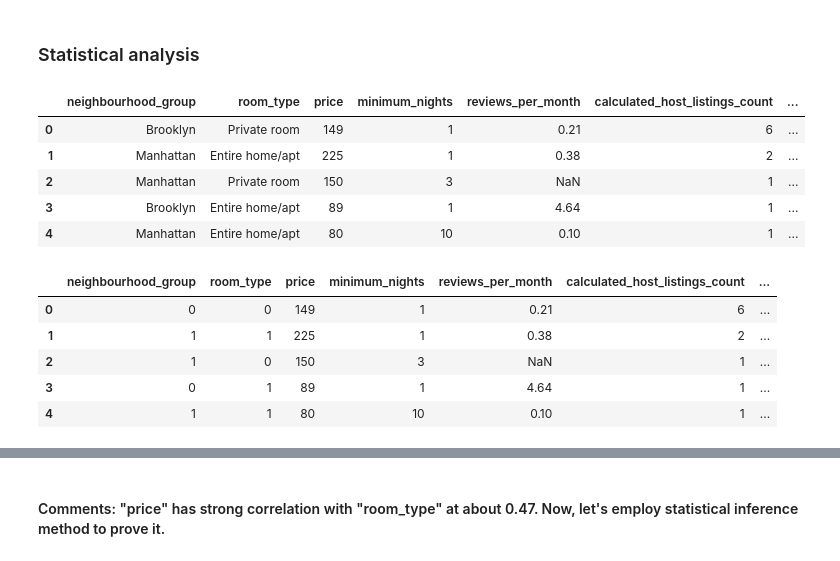
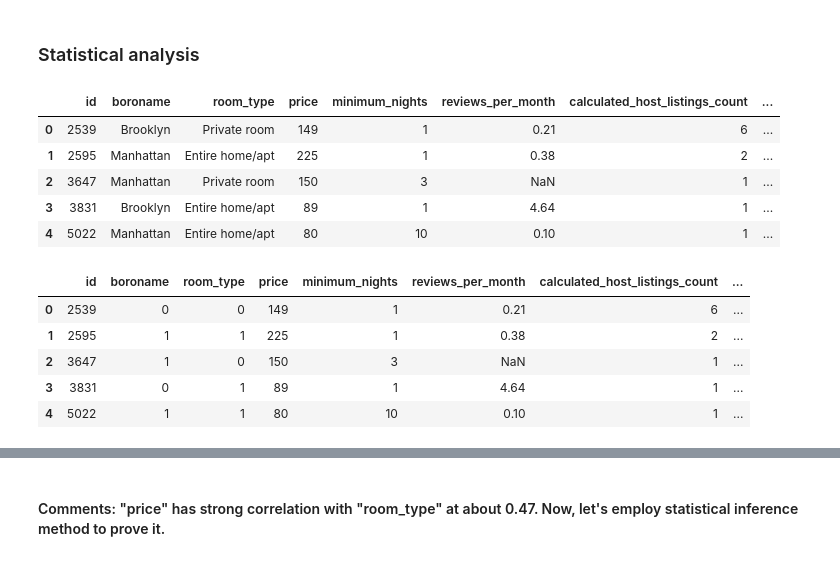
Before and after one commit to spring1229/Springboard, a Jupyter notebook: capstone/capstone project summary.ipynb, the cells around one changed output, grey strips where cells are left out. Cells and saved outputs as stored; diff of their text form; code cells hidden in the pictures.

```diff
--- a/capstone/capstone project summary.ipynb
+++ b/capstone/capstone project summary.ipynb
@@ -92,0 +111,10 @@ data1.head(5)
+# %%
+data['name']=data['name'].astype(str)
+type(data['name'])
+plt.subplots(figsize=(25,15))
+wordcloud=WordCloud(background_color='white', width=1920, height=1080).generate(''.join(data['name']))
+plt.imshow(wordcloud)
+plt.title('Airbnb name wordcloud', fontsize=48)
+plt.axis('off')
+plt.savefig('neighbourhood.png')
+plt.show()
@@ -326,29 +356,29 @@ plt.legend(frameon=False, fontsize=12)
 # %% [markdown]
 ### Statistical analysis
 # %%
-data.drop(['id','name','host_id','latitude','longitude','neighbourhood',
+data.drop(['name','host_id','latitude','longitude','neighbourhood',
            'latitude','longitude','number_of_reviews'], axis=1, inplace=True)
 #examing the changes
 data.head(5)
 # %% [output]
-|  | neighbourhood_group | room_type | price | minimum_nights | reviews_per_month | calculated_host_listings_count | ... |
-| 0 | Brooklyn | Private room | 149 | 1 | 0.21 | 6 | ... |
-| 1 | Manhattan | Entire home/apt | 225 | 1 | 0.38 | 2 | ... |
-| 2 | Manhattan | Private room | 150 | 3 | NaN | 1 | ... |
-| 3 | Brooklyn | Entire home/apt | 89 | 1 | 4.64 | 1 | ... |
-| 4 | Manhattan | Entire home/apt | 80 | 10 | 0.10 | 1 | ... |
+|  | id | boroname | room_type | price | minimum_nights | reviews_per_month | calculated_host_listings_count | ... |
+| 0 | 2539 | Brooklyn | Private room | 149 | 1 | 0.21 | 6 | ... |
+| 1 | 2595 | Manhattan | Entire home/apt | 225 | 1 | 0.38 | 2 | ... |
+| 2 | 3647 | Manhattan | Private room | 150 | 3 | NaN | 1 | ... |
+| 3 | 3831 | Brooklyn | Entire home/apt | 89 | 1 | 4.64 | 1 | ... |
+| 4 | 5022 | Manhattan | Entire home/apt | 80 | 10 | 0.10 | 1 | ... |
 # %%
 #encode the input
 def Encode(data):
-    for column in data.columns[data.columns.isin(['neighbourhood_group','room_type'])]:
+    for column in data.columns[data.columns.isin(['boroname','room_type'])]:
         data[column]=data[column].factorize()[0]
     return data
 data_en=Encode(data.copy())
 data_en.head()
 # %% [output]
-|  | neighbourhood_group | room_type | price | minimum_nights | reviews_per_month | calculated_host_listings_count | ... |
-| 0 | 0 | 0 | 149 | 1 | 0.21 | 6 | ... |
-| 1 | 1 | 1 | 225 | 1 | 0.38 | 2 | ... |
-| 2 | 1 | 0 | 150 | 3 | NaN | 1 | ... |
-| 3 | 0 | 1 | 89 | 1 | 4.64 | 1 | ... |
-| 4 | 1 | 1 | 80 | 10 | 0.10 | 1 | ... |
+|  | id | boroname | room_type | price | minimum_nights | reviews_per_month | calculated_host_listings_count | ... |
+| 0 | 2539 | 0 | 0 | 149 | 1 | 0.21 | 6 | ... |
+| 1 | 2595 | 1 | 1 | 225 | 1 | 0.38 | 2 | ... |
+| 2 | 3647 | 1 | 0 | 150 | 3 | NaN | 1 | ... |
+| 3 | 3831 | 0 | 1 | 89 | 1 | 4.64 | 1 | ... |
+| 4 | 5022 | 1 | 1 | 80 | 10 | 0.10 | 1 | ... |
```
Also changed, not shown: parts of 40 cells of this notebook.
